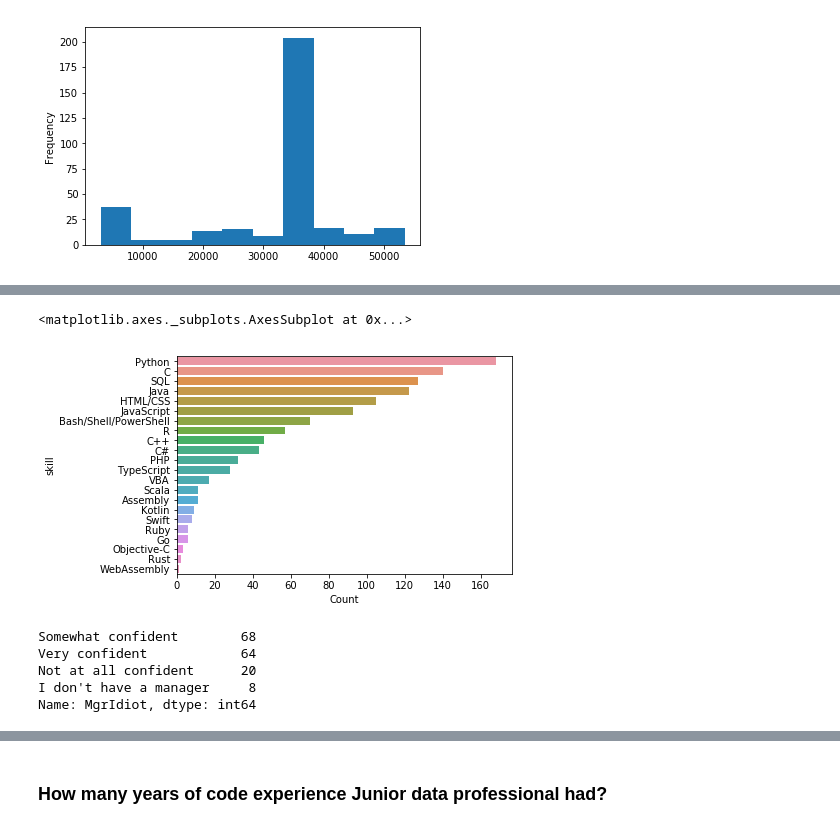
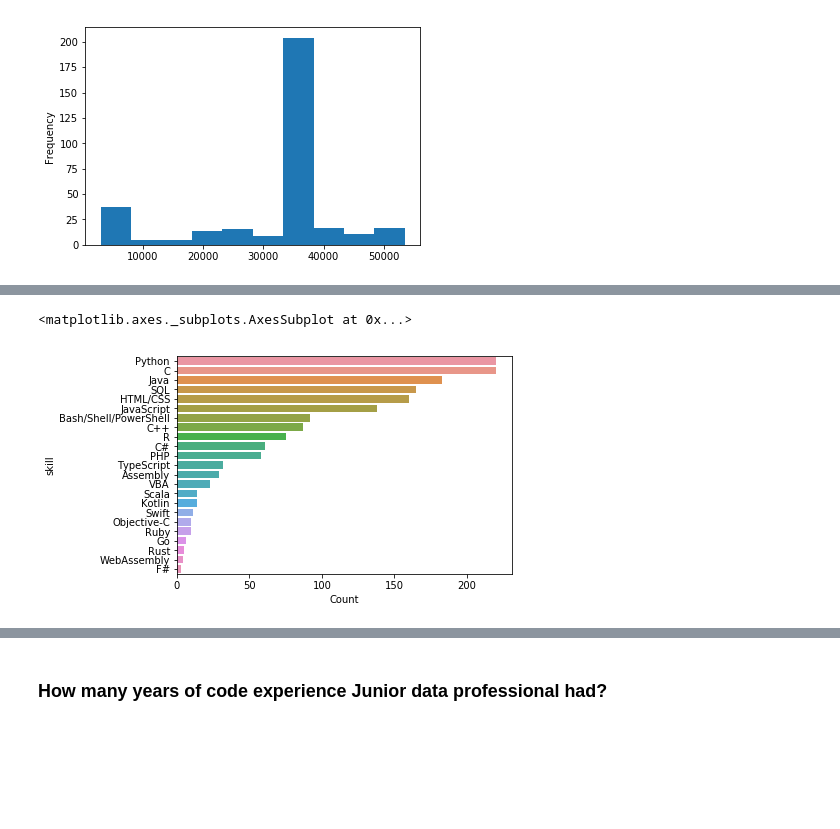
Before and after one commit to srijith29/JuniorDataBlog, a Jupyter notebook: JuniorData.ipynb, the cells around one changed output, grey strips where cells are left out. Drawn from its saved outputs; the diff is of its cells as text; code cells hidden in the pictures; blank space fills up the shorter version.

```diff
--- a/JuniorData.ipynb
+++ b/JuniorData.ipynb
@@ -30,11 +30,28 @@ possible_vals = ['Academic researcher','Data or business analyst','Data scientis
 'Marketing or sales professional','Product manager',
 'Scientist','Senior Executive (C-Suite, VP, etc.)','Student','System administrator','Other']
 # %%
-## Function to count the number of responses of each DevType
+
 def total_count(df,col1,col2,lookfor):
+    '''
+    Returns a dataframe with the count of values in the input dataframe for the corresponding value
+    in the lookfor list.
+
+    Parameters:
+        df(dataframe): Input dataframe from the raw response data; a single respondent might have more than
+        one response separated by a semi-colon.
+        col1: The first column in the df dataframe which contains the response.
+        col2: The second column in the df dataframe which containes the count; number of times that response
+        was found in the dataframe.
+        lookfor(list): Contains the list of possible values of the responses.
+
+    Returns: The function returns a dataframe with number of times each responses in the 'lookfor' list
+    appeared in the input dataframe 'df'.
+
+    '''
+
     from collections import defaultdict
     new_df = defaultdict(int)
-    for val in possible_vals:
+    for val in lookfor:
         for idx in range(df.shape[0]):
             if val in df[col1][idx]:
                 new_df[val]+= int(df[col2][idx])
@@ -177,14 +146,0 @@ techtype.head()
-# %%
-## Function to count the responses for each skill
-from collections import defaultdict
-new_df = defaultdict(int)
-for each in possible_vals_tech:
-    for idx in range(techtype.shape[0]):
-        if each in techtype['skill'][idx]:
-            ##print(each + str(idx))
-            new_df[each]+=int(techtype['Count'][idx])
-new_df = pd.DataFrame(pd.Series(new_df)).reset_index()
-new_df.columns = ['skill','Count']
-new_df.sort_values('Count',ascending = False, inplace = True)
-
-print(new_df)
@@ -209,16 +147,10 @@ print(new_df)
+# %%
+tech_df = total_count(techtype,'skill','Count',possible_vals_tech)
 # %%
 ## Bar char to represent the skill sets
-sns.barplot(x= new_df['Count'], y= new_df['skill'])
+sns.barplot(x= tech_df['Count'], y= new_df['skill'])
 # %% [output]
 <matplotlib.axes._subplots.AxesSubplot at 0x...>
-[figure, old version]
+[figure, new version]
 # %%
 junior_data_CompTotal_out_high = junior_data_CompTotal_out[junior_data_CompTotal_out['CompTotal']>35000]
-# %%
-junior_data_CompTotal_out_high['MgrIdiot'].value_counts()
-# %% [output]
-Somewhat confident        68
-Very confident            64
-Not at all confident      20
-I don't have a manager     8
-Name: MgrIdiot, dtype: int64
```
Also changed, not shown: parts of 14 cells of this notebook.
